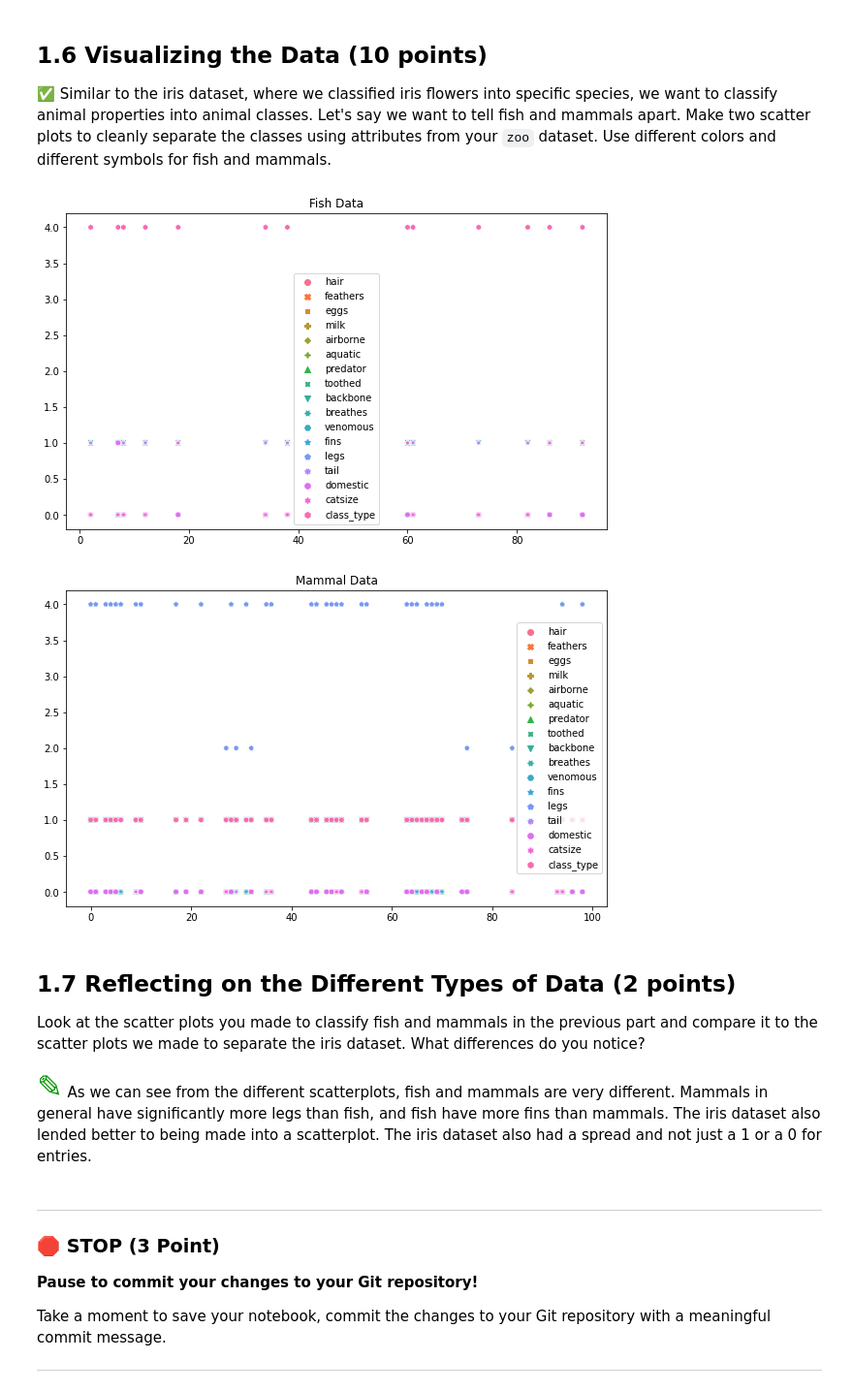
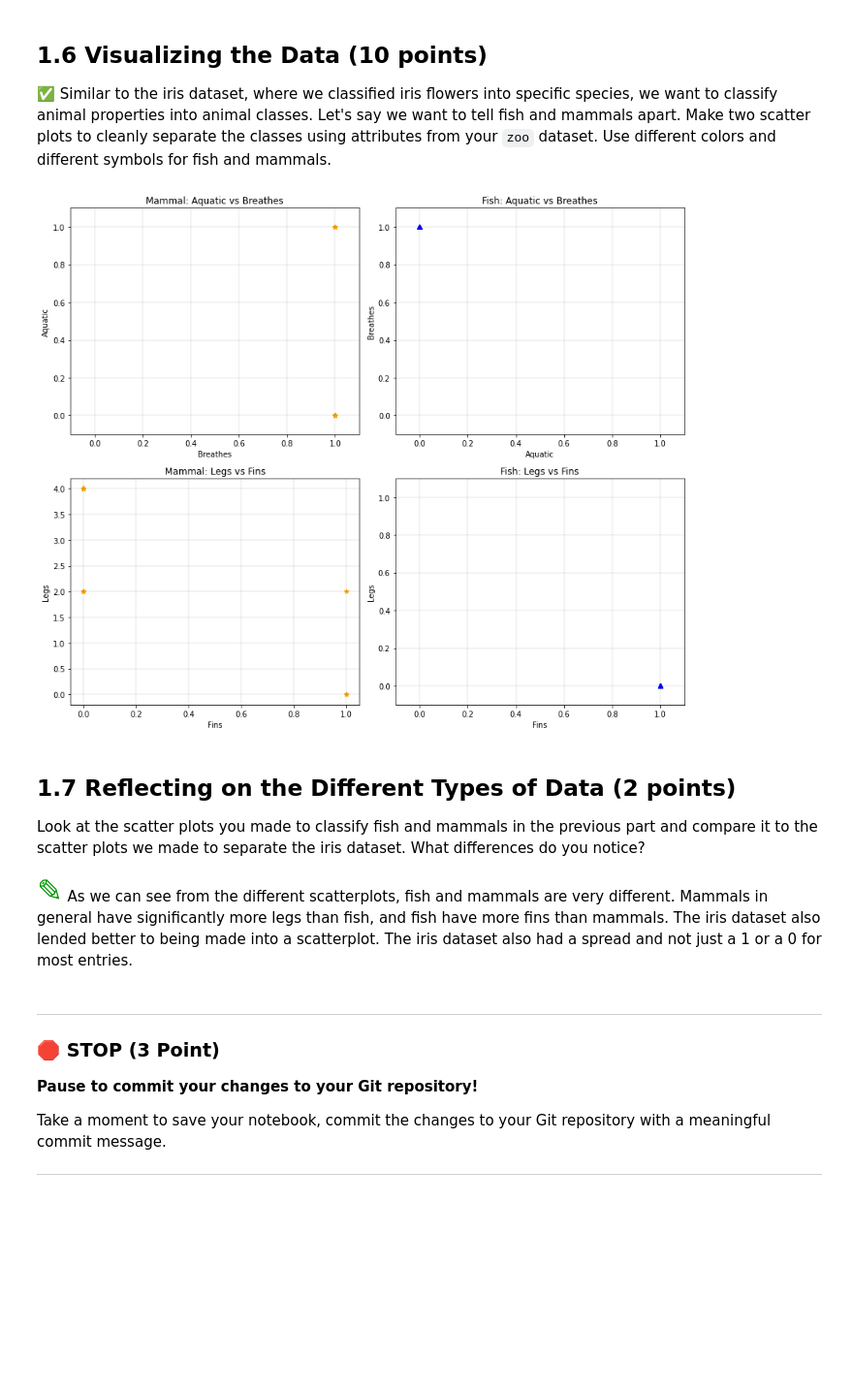
Before and after one commit to dobsonco/CMSE202-s23-turnin, a Jupyter notebook: Homework2/HW-02_PandasAndObjects-STUDENT.ipynb, the cells around one changed output. Shown at 97% size. Saved outputs shown, nothing was run; the diff lists cells and outputs as text; code cells hidden in the pictures; blank space fills up the shorter version.

```diff
--- a/Homework2/HW-02_PandasAndObjects-STUDENT.ipynb
+++ b/Homework2/HW-02_PandasAndObjects-STUDENT.ipynb
@@ -147,36 +167,65 @@ class_grouped.describe()
 ## 1.6 Visualizing the Data (10 points)
 
 &#9989; Similar to the iris dataset, where we classified iris flowers into specific species, we want to classify animal properties into animal classes. Let's say we want to tell fish and mammals apart. Make two scatter plots to cleanly separate the classes using attributes from your `zoo` dataset. Use different colors and different symbols for fish and mammals.
-# %%
-import matplotlib.pyplot as plt
-import seaborn as sns
-
-fish_mask = zoo_data.class_type == 4
-fish = zoo_data[fish_mask]
-fish.reset_index()
-
-plt.figure(figsize=(10,6))
-sns.scatterplot(data=fish)
-plt.title("Fish Data");
-# %% [output]
-[figure, removed]
-# %%
-mammal_mask = zoo_data.class_type == 1
-mammal = zoo_data[mammal_mask]
-mammal.reset_index()
-
-plt.figure(figsize=(10,6))
-sns.scatterplot(data=mammal)
-plt.title("Mammal Data");
-# %% [output]
-[figure, removed]
+# %%
+import matplotlib.pyplot as plt
+
+fish_mask = zoo_data.class_type == 4
+fish = zoo_data[fish_mask]
+fish.reset_index()
+
+mammal_mask = zoo_data.class_type == 1
+mammal = zoo_data[mammal_mask]
+mammal.reset_index()
+
+plt.figure(figsize=(12,10))
+plt.subplot(2,2,1)
+plt.scatter(x=mammal.breathes,y=mammal.aquatic,marker='*',
+            color='orange')
+plt.title("Mammal: Aquatic vs Breathes")
+plt.ylabel('Aquatic')
+plt.xlabel('Breathes')
+plt.xlim(-0.1,1.1)
+plt.ylim(-0.1,1.1)
+plt.grid(color="Black", linestyle='-', linewidth=0.1)
+
+plt.subplot(2,2,2)
+plt.scatter(x=fish.breathes,y=fish.aquatic,color='blue',marker='^')
+plt.title("Fish: Aquatic vs Breathes")
+plt.ylabel('Breathes')
+plt.xlabel('Aquatic')
+plt.xlim(-0.1,1.1)
+plt.ylim(-0.1,1.1)
+plt.grid(color="Black", linestyle='-', linewidth=0.1)
+
+plt.subplot(2,2,3)
+plt.scatter(x=mammal.fins,y=mammal.legs,marker='*',
+            color='orange')
+plt.title("Mammal: Legs vs Fins")
+plt.ylabel('Legs')
+plt.xlabel('Fins')
+plt.grid(color="Black", linestyle='-', linewidth=0.1)
+
+plt.subplot(2,2,4)
+plt.scatter(x=fish.fins,y=fish.legs,marker='^',
+            color='blue')
+plt.title("Fish: Legs vs Fins")
+plt.ylabel('Legs')
+plt.xlabel('Fins')
+plt.xlim(-0.1,1.1)
+plt.ylim(-0.1,1.1)
+plt.grid(color="Black", linestyle='-', linewidth=0.1)
+
+plt.tight_layout()
+# %% [output]
+[figure, added]
 # %% [markdown]
 ## 1.7 Reflecting on the Different Types of Data (2 points)
 
 Look at the scatter plots you made to classify fish and mammals in the previous part and compare it to the scatter plots we made to separate the iris dataset. What differences do you notice?
 # %% [markdown]
 <font size=6 color="#009600">&#9998;</font>
-As we can see from the different scatterplots, fish and mammals are very different. Mammals in general have significantly more legs than fish, and fish have more fins than mammals. The iris dataset also lended better to being made into a scatterplot. The iris dataset also had a spread and not just a 1 or a 0 for entries.
+As we can see from the different scatterplots, fish and mammals are very different. Mammals in general have significantly more legs than fish, and fish have more fins than mammals. The iris dataset also lended better to being made into a scatterplot. The iris dataset also had a spread and not just a 1 or a 0 for most entries.
 # %% [markdown]
 ---
 ### &#128721; STOP (3 Point)
```
Also changed, not shown: parts of 16 cells of this notebook, 1 other file.
